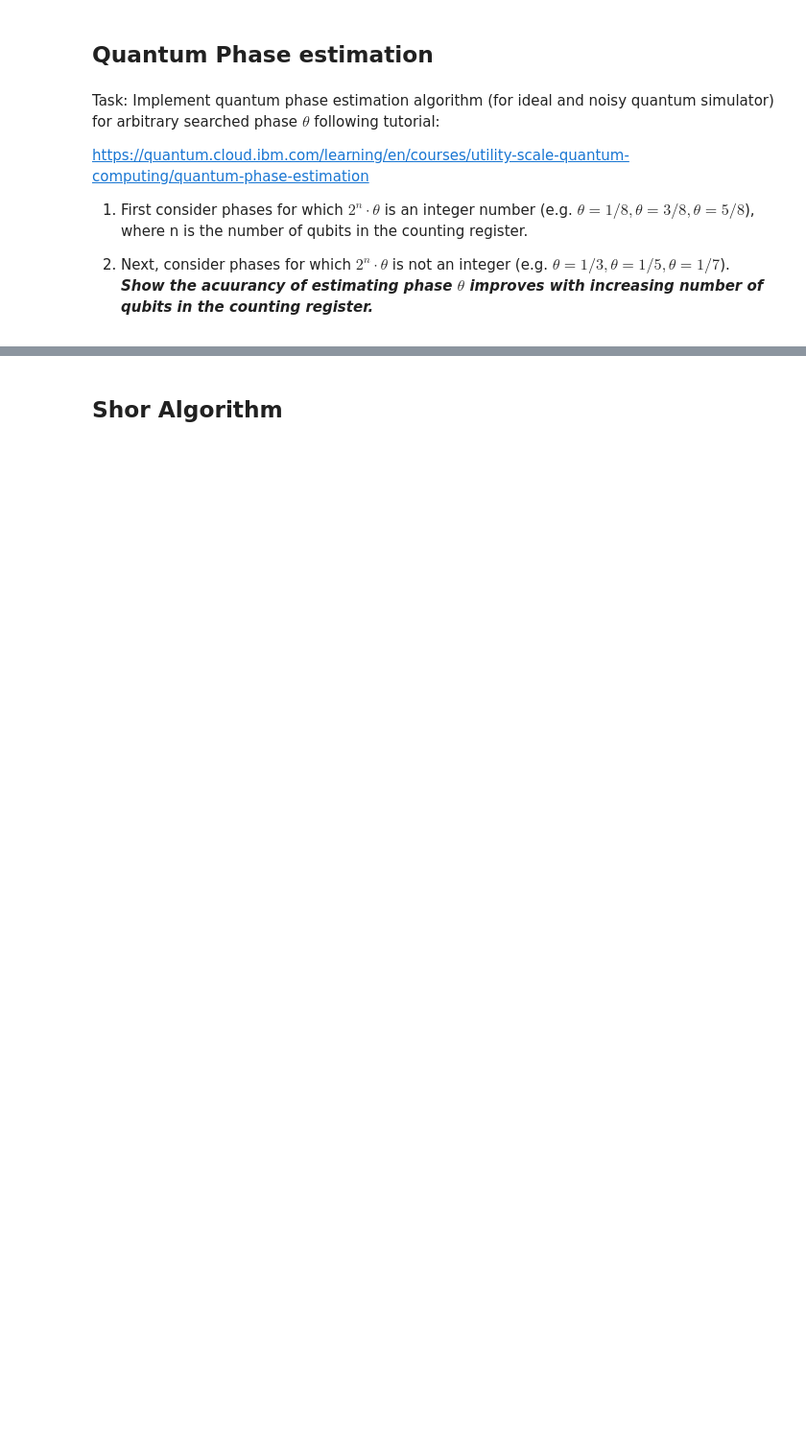
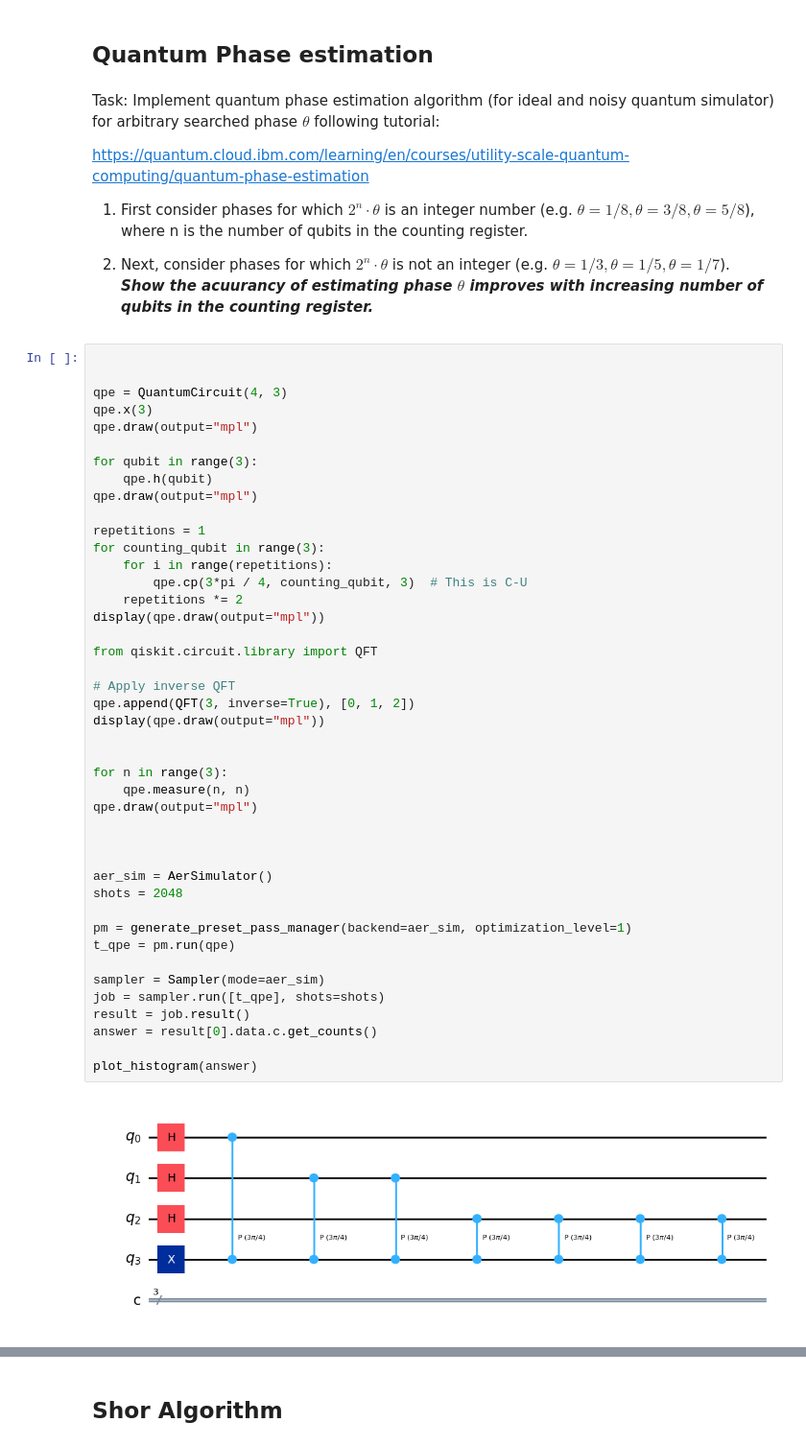
Before and after one commit to kacperpoluszejko/Quantum-Computing, a Jupyter notebook: Lab_7/07_Module_QPE_Shor_2026.ipynb, the cells around one changed output, grey strips where cells are left out. Shown at 96% size. Drawn from its saved outputs; the diff is of its cells as text; blank space fills up the shorter version.

```diff
--- a/Lab_7/07_Module_QPE_Shor_2026.ipynb
+++ b/Lab_7/07_Module_QPE_Shor_2026.ipynb
@@ -19,3 +107,48 @@ https://quantum.cloud.ibm.com/learning/en/courses/utility-scale-quantum-computin
 1. First consider phases for which $2^n \cdot \theta$ is an integer number (e.g. $\theta=1/8, \theta=3/8, \theta=5/8$), where n is the number of qubits in the counting register.
 
 2. Next, consider phases for which $2^n \cdot \theta$ is not an integer (e.g. $\theta=1/3, \theta=1/5, \theta=1/7$). ***Show the acuurancy of estimating phase $\theta$ improves with increasing number of qubits  in the counting register.***
+# %%
+
+
+qpe = QuantumCircuit(4, 3)
+qpe.x(3)
+qpe.draw(output="mpl")
+
+for qubit in range(3):
+    qpe.h(qubit)
+qpe.draw(output="mpl")
+
+repetitions = 1
+for counting_qubit in range(3):
+    for i in range(repetitions):
+        qpe.cp(3*pi / 4, counting_qubit, 3)  # This is C-U
+    repetitions *= 2
+display(qpe.draw(output="mpl"))
+
+from qiskit.circuit.library import QFT
+
+# Apply inverse QFT
+qpe.append(QFT(3, inverse=True), [0, 1, 2])
+display(qpe.draw(output="mpl"))
+
+
+for n in range(3):
+    qpe.measure(n, n)
+qpe.draw(output="mpl")
+
+
+
+aer_sim = AerSimulator()
+shots = 2048
+
+pm = generate_preset_pass_manager(backend=aer_sim, optimization_level=1)
+t_qpe = pm.run(qpe)
+
+sampler = Sampler(mode=aer_sim)
+job = sampler.run([t_qpe], shots=shots)
+result = job.result()
+answer = result[0].data.c.get_counts()
+
+plot_histogram(answer)
+# %% [output]
+[figure, added]
```
Also changed, not shown: parts of 4 cells of this notebook.
